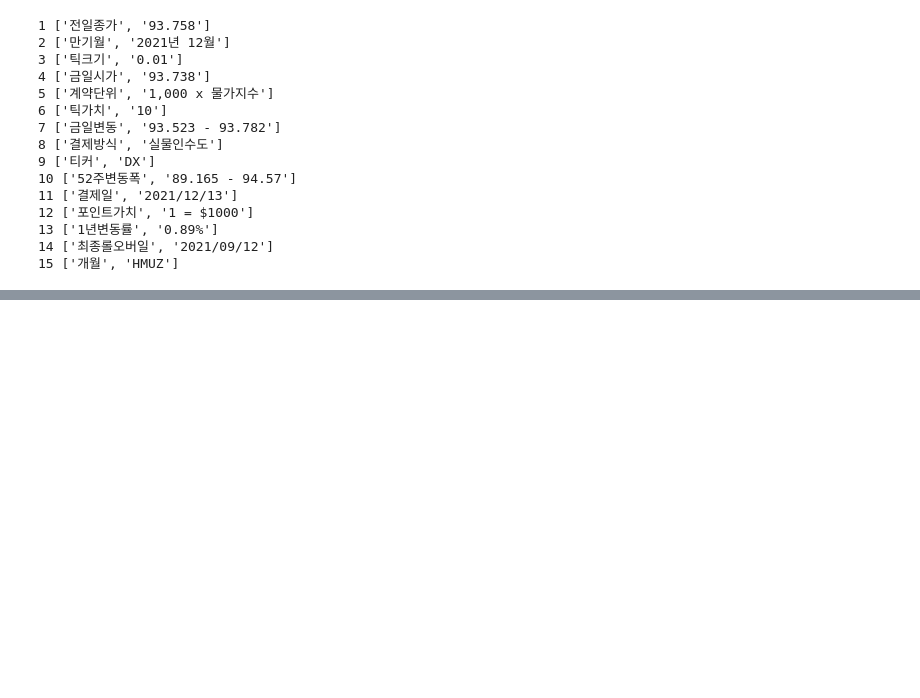
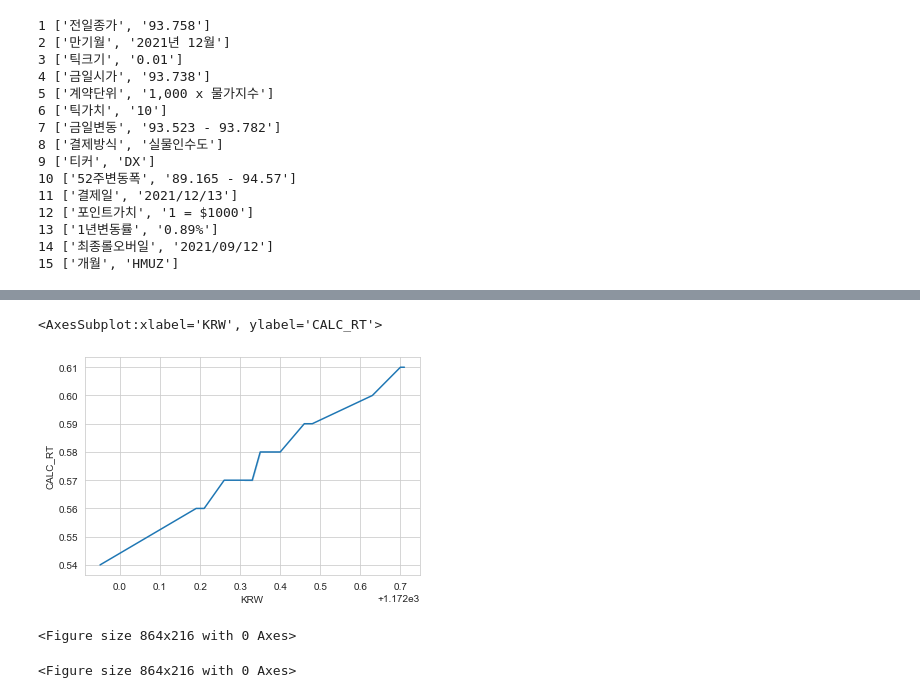
Before and after one commit to etlers/jupyter, a Jupyter notebook: investing/investpy.ipynb, the cells around one changed output, grey strips where cells are left out. Drawn from its saved outputs; the diff is of its cells as text; code cells hidden in the pictures; blank space fills up the shorter version.

```diff
--- a/investing/investpy.ipynb
+++ b/investing/investpy.ipynb
@@ -183,0 +203,20 @@ for key, val in dict_usd_idx.items():
+# %%
+sns.set_style('whitegrid')
+sns.lineplot(x='KRW', y='CALC_RT', data=df_curr)
+# %% [output]
+<AxesSubplot:xlabel='KRW', ylabel='CALC_RT'>
+[figure, added]
+# %%
+#라이브러리 임포트
+import pandas as pd
+import matplotlib.pyplot as plt
+import seaborn as sns
+
+#seaborn에서 제공하는 flights 데이터 셋을 사용
+flights = sns.load_dataset('flights')
+
+#그래프 사이즈 설정
+plt.figure(figsize=(12, 3))
+# %% [output]
+<Figure size 864x216 with 0 Axes>
+<Figure size 864x216 with 0 Axes>
```
Also changed, not shown: parts of 7 cells of this notebook, 3 other files.
